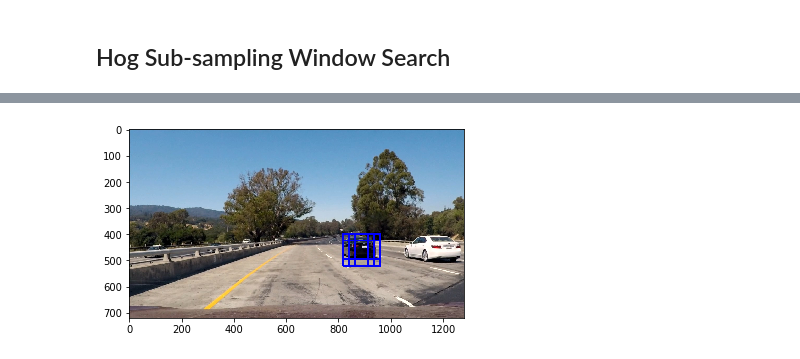
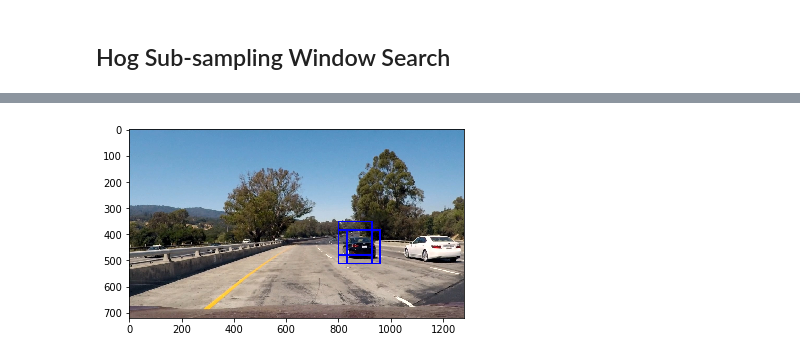
Before and after one commit to cazacov/CarND-Vehicle-Detection, a Jupyter notebook: project.ipynb, the cells around one changed output, grey strips where cells are left out. Drawn from its saved outputs; the diff is of its cells as text; code cells hidden in the pictures.

Commit message:
Calculate scale and region of interest

```diff
--- a/project.ipynb
+++ b/project.ipynb
@@ -75,6 +75,7 @@ def get_hog_features(img, parameters,
                                   pixels_per_cell=(parameters.pix_per_cell, parameters.pix_per_cell),
                                   cells_per_block=(parameters.cell_per_block, parameters.cell_per_block),
                                   transform_sqrt=True,
+                                  block_norm = 'L1',
                                   visualise=vis, feature_vector=feature_vec)
         return features, hog_image
     # Otherwise call with one output
@@ -83,6 +84,7 @@ def get_hog_features(img, parameters,
                        pixels_per_cell=(parameters.pix_per_cell, parameters.pix_per_cell),
                        cells_per_block=(parameters.cell_per_block, parameters.cell_per_block),
                        transform_sqrt=True,
+                       block_norm = 'L1',
                        visualise=vis, feature_vector=feature_vec)
         return features
 
@@ -458,48 +460,57 @@ C:\Users\Victor\Miniconda3\envs\carnd-term1\lib\site-packages\skimage\feature\_h
 # %%
 
 def find_cars(img, ystart, ystop, scale, svc, X_scaler, parameters):
-    draw_img = np.copy(img)
-
     img_tosearch = img[ystart:ystop,:,:]
 
     hog_tosearch = convert_color_space(img_tosearch, parameters.hog_color_space)
     spatial_tosearch = np.copy(img_tosearch)
 
+    #print("pix_per_cell", parameters.pix_per_cell)
+    #print("cell_per_block", parameters.cell_per_block)
+
     if scale != 1:
         imshape = img_tosearch.shape
         width = imshape[1]
         height = imshape[0]
+        print("Image:", (height, width))
         hog_tosearch = cv2.resize(hog_tosearch, (np.int(width/scale), np.int(height/scale)))
         spatial_tosearch = cv2.resize(spatial_tosearch, (np.int(width/scale), np.int(height/scale)))
 
     ch1 = hog_tosearch[:,:,0]
-    ch2 = hog_tosearch[:,:,1]
-    ch3 = hog_tosearch[:,:,2]
+    #ch2 = hog_tosearch[:,:,1]
+    #ch3 = hog_tosearch[:,:,2]
 
     # Define blocks and steps as above
-    nxblocks = (ch1.shape[1] // pix_per_cell) - cell_per_block + 1
-    nyblocks = (ch1.shape[0] // pix_per_cell) - cell_per_block + 1
-    nfeat_per_block = orient*cell_per_block**2
+    nxblocks = (ch1.shape[1] // parameters.pix_per_cell) - parameters.cell_per_block + 1
+    nyblocks = (ch1.shape[0] // parameters.pix_per_cell) - parameters.cell_per_block + 1
+    nfeat_per_block = parameters.orient * parameters.cell_per_block**2
 
     # 64 was the orginal sampling rate, with 8 cells and 8 pix per cell
     window = 64
-    nblocks_per_window = (window // pix_per_cell) - cell_per_block + 1
+    nblocks_per_window = (window // parameters.pix_per_cell) - parameters.cell_per_block + 1
     cells_per_step = 2  # Instead of overlap, define how many cells to step
     nxsteps = (nxblocks - nblocks_per_window) // cells_per_step
     nysteps = (nyblocks - nblocks_per_window) // cells_per_step
 
+    #print("nyblocks",nyblocks)
+    #print("nblocks_per_window",nblocks_per_window)
+    #print("cells_per_step",cells_per_step)
+    #print("nysteps",nysteps)
+
     # Compute individual channel HOG features for the entire image
     hog1 = get_hog_features(ch1, parameters, feature_vec=False)
-    hog2 = get_hog_features(ch2, parameters, feature_vec=False)
-    hog3 = get_hog_features(ch3, parameters, feature_vec=False)
+    #hog2 = get_hog_features(ch2, parameters, feature_vec=False)
+    #hog3 = get_hog_features(ch3, parameters, feature_vec=False)
+
+    hot_windows = []
 
     for xb in range(nxsteps):
         for yb in range(nysteps):
             ypos = yb*cells_per_step
             xpos = xb*cells_per_step
 
-            xleft = xpos*pix_per_cell
-            ytop = ypos*pix_per_cell
+            xleft = xpos*parameters.pix_per_cell
+            ytop = ypos*parameters.pix_per_cell
 
             # Extract the image patch
             subimg = cv2.resize(spatial_tosearch[ytop:ytop+window, xleft:xleft+window], (64,64))
@@ -540,20 +551,22 @@ def find_cars(img, ystart, ystop, scale, svc, X_scaler, parameters):
                 xbox_left = np.int(xleft*scale)
                 ytop_draw = np.int(ytop*scale)
                 win_draw = np.int(window*scale)
-                cv2.rectangle(draw_img,(xbox_left, ytop_draw+ystart),(xbox_left+win_draw,ytop_draw+win_draw+ystart),(0,0,255),6)
+                hot_windows.append([(xbox_left, ytop_draw+ystart), (xbox_left+win_draw,ytop_draw+win_draw+ystart)])
 
-    return draw_img
+    return hot_windows
 
-ystart = 400
-ystop = 656
-scale = 1.5
 
 img = read_normalized('./test_images/test1.jpg')
 clf = joblib.load('./cache/classifier.joblib.pkl')
 X_scaler = joblib.load('./cache/scaler.joblib.pkl')
 
-out_img = find_cars(img, ystart, ystop, scale, clf, X_scaler, parameters)
+ystart = 320
+ystop = 700
+scale = 2
 
-plt.imshow(out_img)
+hot_windows = find_cars(img, ystart, ystop, scale, clf, X_scaler, parameters)
+
+draw_image = draw_boxes(img, hot_windows)
+plt.imshow(draw_image)
 plt.show()
 # %% [output]
@@ -562 +576 @@ C:\Users\Victor\Miniconda3\envs\carnd-term1\lib\site-packages\skimage\feature\_h
-[figure, old version]
+[figure, new version]
```
Also changed, not shown: parts of 2 cells of this notebook.
